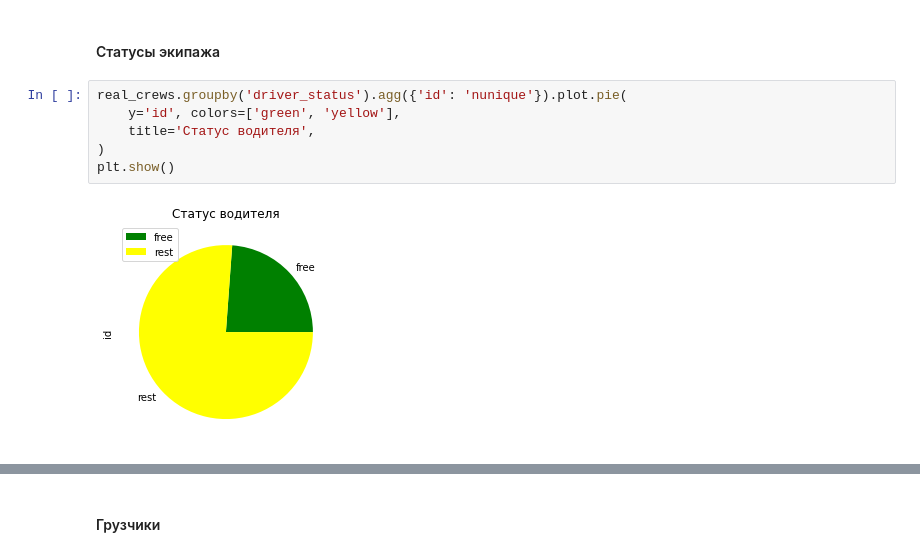
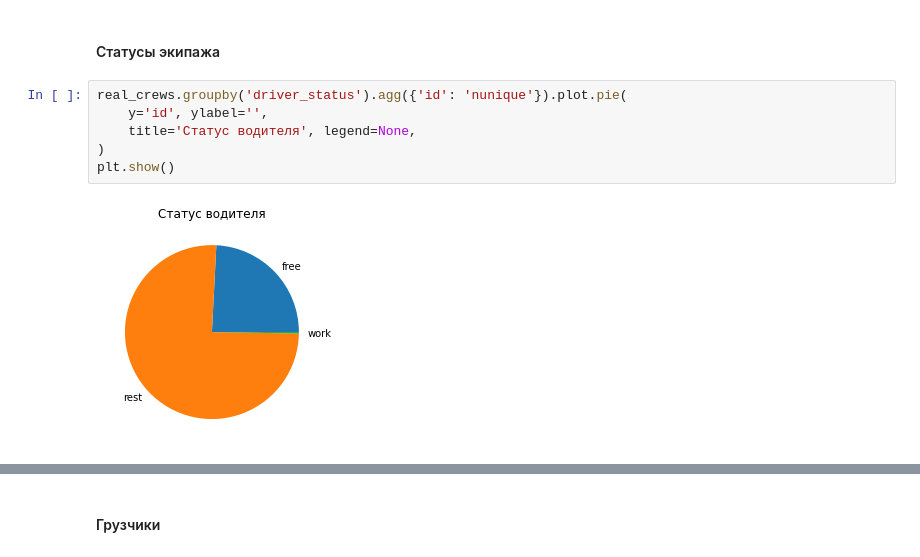
Before and after one commit to okeangel/da_portfolio, a Jupyter notebook: commerce/mover.ipynb, the cells around one changed output, grey strips where cells are left out. Drawn from its saved outputs; the diff is of its cells as text.

```diff
--- a/commerce/mover.ipynb
+++ b/commerce/mover.ipynb
@@ -738,9 +666,9 @@ plt.show()
 #### Статусы экипажа
 # %%
 real_crews.groupby('driver_status').agg({'id': 'nunique'}).plot.pie(
-    y='id', colors=['green', 'yellow'],
-    title='Статус водителя',
+    y='id', ylabel='',
+    title='Статус водителя', legend=None,
 )
 plt.show()
 # %% [output]
-[figure, old version]
+[figure, new version]
```
Also changed, not shown: parts of 59 cells of this notebook, 2 other files.
